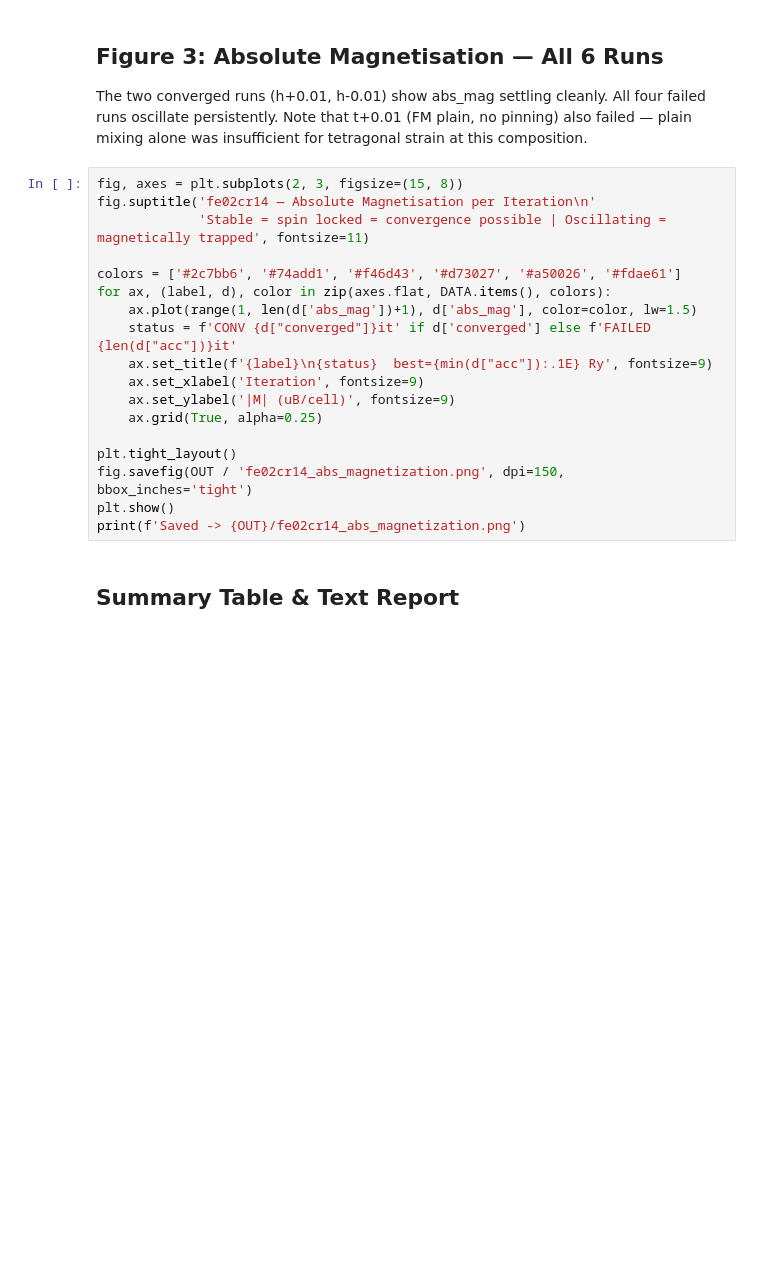
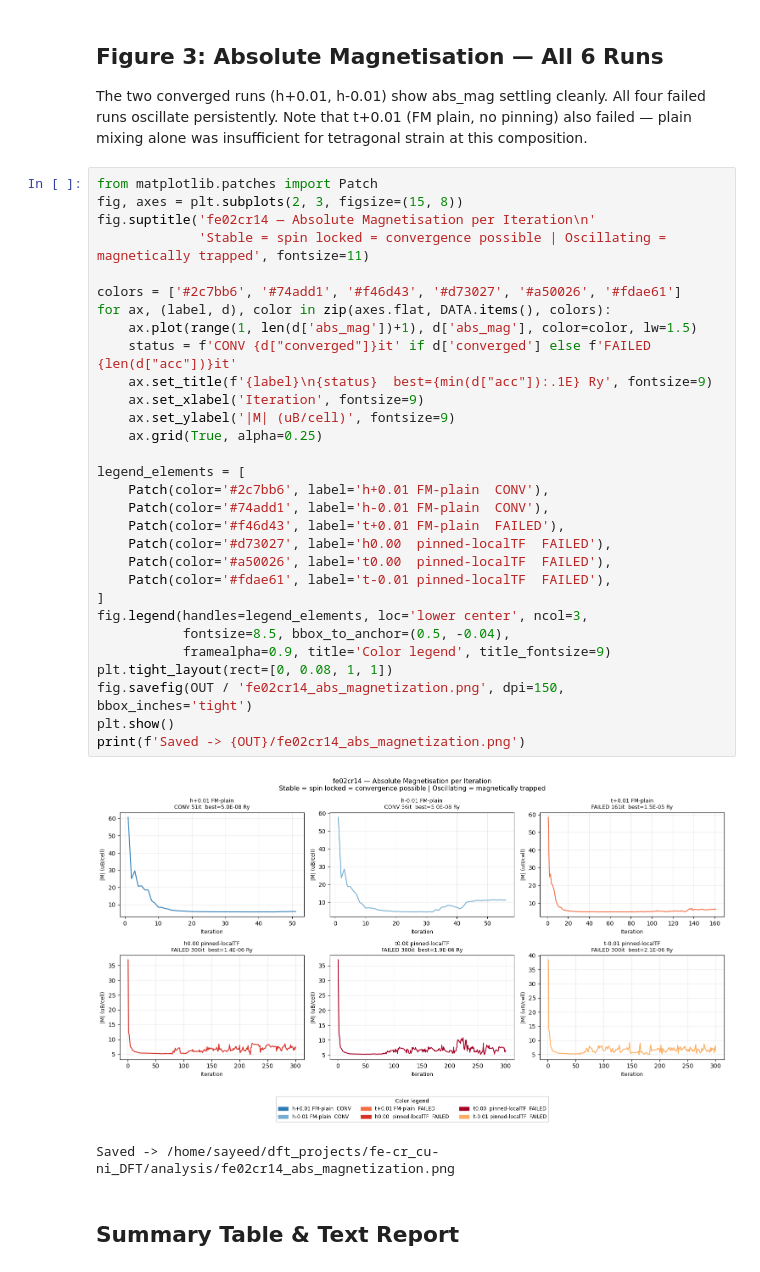
Before and after one commit to submerged-in-matrix/fe-cr_cu-ni_DFT, a Jupyter notebook: notebooks/fe02cr14_convergence_study.ipynb, the cells around one changed output. Saved outputs shown, nothing was run; the diff lists cells and outputs as text; blank space fills up the shorter version.

```diff
--- a/notebooks/fe02cr14_convergence_study.ipynb
+++ b/notebooks/fe02cr14_convergence_study.ipynb
@@ -168,23 +188,38 @@ else:
 
 The two converged runs (h+0.01, h-0.01) show abs_mag settling cleanly. All four failed runs oscillate persistently. Note that t+0.01 (FM plain, no pinning) also failed — plain mixing alone was insufficient for tetragonal strain at this composition.
 # %%
+from matplotlib.patches import Patch
 fig, axes = plt.subplots(2, 3, figsize=(15, 8))
 fig.suptitle('fe02cr14 — Absolute Magnetisation per Iteration\n'
              'Stable = spin locked = convergence possible | Oscillating = magnetically trapped', fontsize=11)
 
 colors = ['#2c7bb6', '#74add1', '#f46d43', '#d73027', '#a50026', '#fdae61']
 for ax, (label, d), color in zip(axes.flat, DATA.items(), colors):
     ax.plot(range(1, len(d['abs_mag'])+1), d['abs_mag'], color=color, lw=1.5)
     status = f'CONV {d["converged"]}it' if d['converged'] else f'FAILED {len(d["acc"])}it'
     ax.set_title(f'{label}\n{status}  best={min(d["acc"]):.1E} Ry', fontsize=9)
     ax.set_xlabel('Iteration', fontsize=9)
     ax.set_ylabel('|M| (uB/cell)', fontsize=9)
     ax.grid(True, alpha=0.25)
 
-plt.tight_layout()
+legend_elements = [
+    Patch(color='#2c7bb6', label='h+0.01 FM-plain  CONV'),
+    Patch(color='#74add1', label='h-0.01 FM-plain  CONV'),
+    Patch(color='#f46d43', label='t+0.01 FM-plain  FAILED'),
+    Patch(color='#d73027', label='h0.00  pinned-localTF  FAILED'),
+    Patch(color='#a50026', label='t0.00  pinned-localTF  FAILED'),
+    Patch(color='#fdae61', label='t-0.01 pinned-localTF  FAILED'),
+]
+fig.legend(handles=legend_elements, loc='lower center', ncol=3,
+           fontsize=8.5, bbox_to_anchor=(0.5, -0.04),
+           framealpha=0.9, title='Color legend', title_fontsize=9)
+plt.tight_layout(rect=[0, 0.08, 1, 1])
 fig.savefig(OUT / 'fe02cr14_abs_magnetization.png', dpi=150, bbox_inches='tight')
 plt.show()
 print(f'Saved -> {OUT}/fe02cr14_abs_magnetization.png')
+# %% [output]
+[figure, added]
+Saved -> /home/sayeed/dft_projects/fe-cr_cu-ni_DFT/analysis/fe02cr14_abs_magnetization.png
 # %% [markdown]
 ## Summary Table & Text Report
 # %%
```
Also changed, not shown: parts of 7 cells of this notebook, 6 other files.
